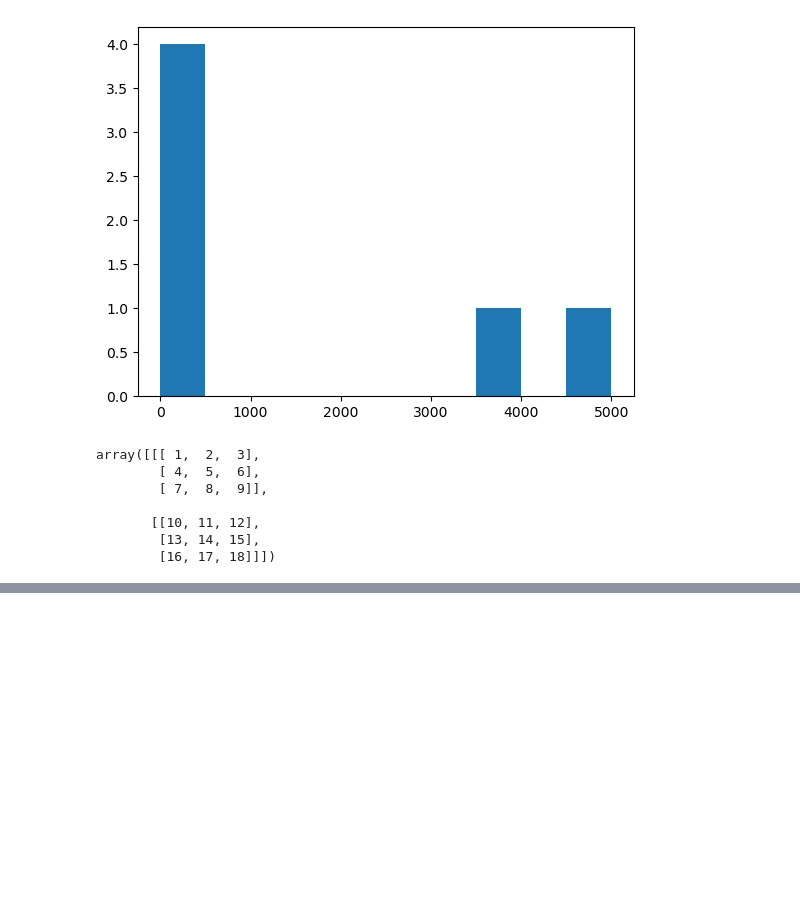
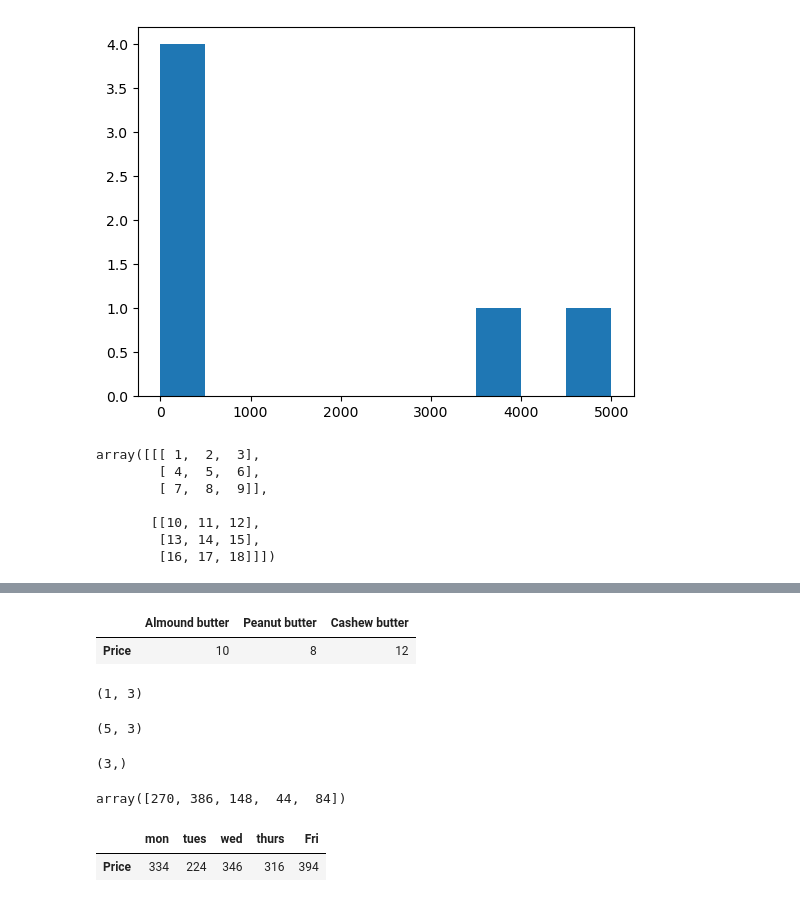
Before and after one commit to Asmit-Dhakal/Machine_Learning, a Jupyter notebook: Introduction to numpy.ipynb, the cells around one changed output, grey strips where cells are left out. Saved outputs shown, nothing was run; the diff lists cells and outputs as text; code cells hidden in the pictures; blank space fills up the shorter version.

```diff
--- a/Introduction to numpy.ipynb
+++ b/Introduction to numpy.ipynb
@@ -378,0 +374,27 @@ butter_price
+# %%
+butter_price
+# %% [output]
+|  | Almound butter | Peanut butter | Cashew butter |
+| Price | 10 | 8 | 12 |
+# %%
+butter_price.shape
+# %% [output]
+(1, 3)
+# %%
+weekly_sales.shape
+# %% [output]
+(5, 3)
+# %%
+prices.shape
+# %% [output]
+(3,)
+# %%
+prices.dot(sales_amount.T)
+# %% [output]
+array([270, 386, 148,  44,  84])
+# %%
+daily_sales=butter_price.dot(weekly_sales.T)
+daily_sales
+# %% [output]
+|  | mon | tues | wed | thurs | Fri |
+| Price | 334 | 224 | 346 | 316 | 394 |
```
Also changed, not shown: parts of 70 cells of this notebook.
